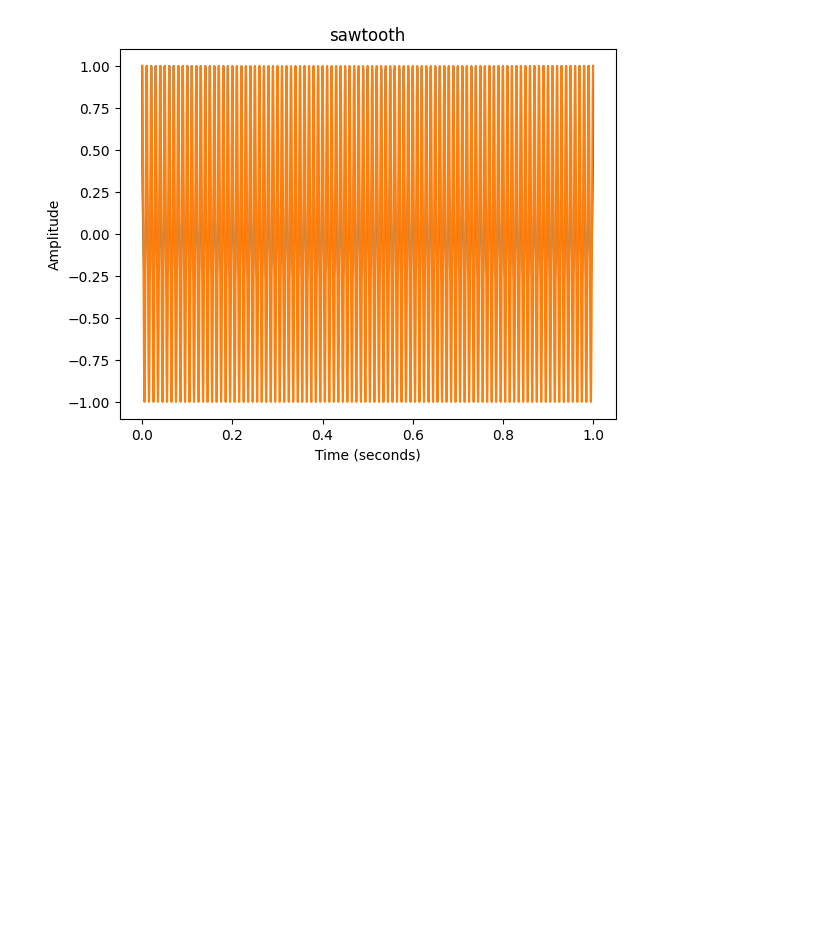
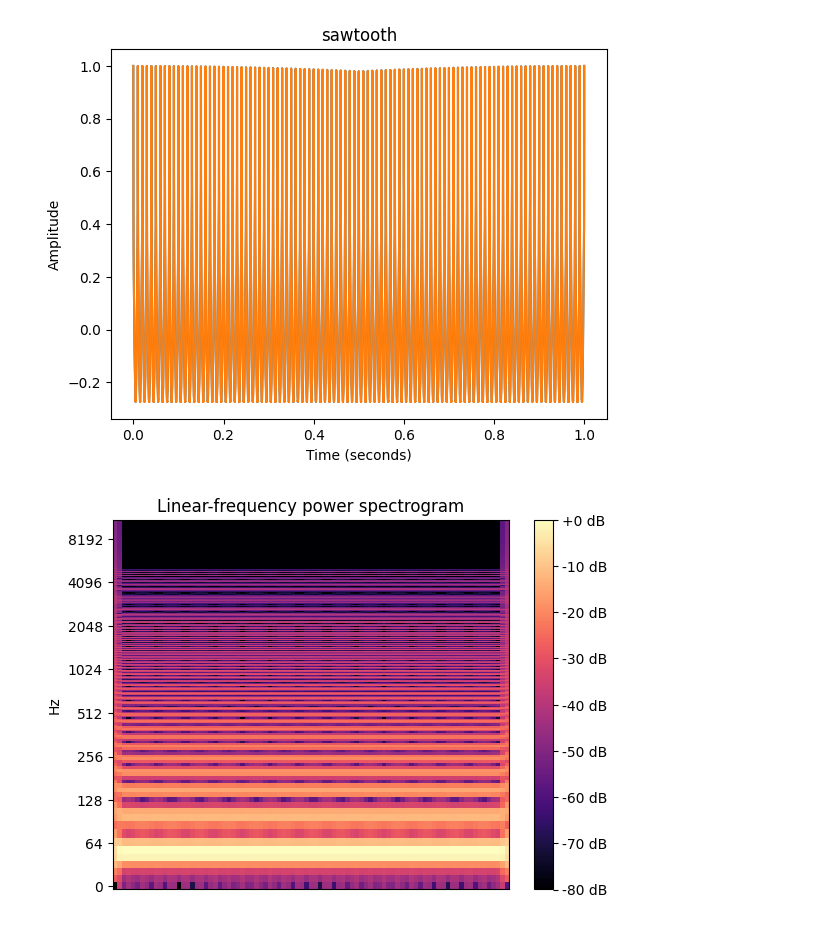
Before and after one commit to KhasonFacey/Music-Computing-, a Jupyter notebook: assignments/labAssignment4.ipynb, the cells around one changed output. Saved outputs shown, nothing was run; the diff lists cells and outputs as text; code cells hidden in the pictures; blank space fills up the shorter version.

```diff
--- a/assignments/labAssignment4.ipynb
+++ b/assignments/labAssignment4.ipynb
@@ -33,8 +33,7 @@ def plotAudio2(sig,sampleRate,title):
    plt.title(title)
    plt.show()
 # %%
-def plotAudioFreqDomain(sig,samplingRate,waveType,winSize,specType):
-
+def plotAudioFreqDomain(sig,samplingRate,numHarmonics,winSize,specType):
 
     # create a normalized spectrogram
     # this includes several function calls
@@ -43,7 +42,12 @@ def plotAudioFreqDomain(sig,samplingRate,waveType,winSize,specType):
     # then scale the spectogram to be in decibels, so it better reflects how we hear librosa.amplitude_to_db()
 
     # display the normalized spectrogram with a log frequency scale
-      spec = librosa.amplitude_to_db(np.abs(librosa.stft(sig)), ref=np.max)
+    spec = librosa.amplitude_to_db(np.abs(librosa.stft(sig)), ref=np.max)
+
+    librosa.display.specshow(spec, y_axis= specType)
+    plt.colorbar(format='%+2.0f dB')
+    plt.title('Linear-frequency power spectrogram')
+    plt.show()
 # %%
 def additiveSynthesis(samplingRate,frequency,numHarmonics,seqHarm,ampExponent):
 
@@ -71,7 +75,7 @@ def additiveSynthesis(samplingRate,frequency,numHarmonics,seqHarm,ampExponent):
     plt.title('Additive Synthesis')
     plt.plot
 
-    return sig
+    return signal
 # %%
 def makeWaveforms(frequency,samplingRate,numHarmonics,waveType):
     # use an if/elif/else statement to set up the parameters for
@@ -125,17 +136,18 @@ IPython.display.Audio(sig, rate=samplingRate)
 # %%
 frequency = 100
 samplingRate = 44100
 numHarmonics = 100
 waveType = 'sawtooth'
 winSize = 1024
 specType = 'log'
 
 #visualizeWaveforms()
-sig = visualizeWaveforms(frequency, samplingRate, numHarmonics, waveType)
+sig=visualizeWaveforms(frequency, samplingRate, numHarmonics, winSize, waveType)
 #IPython.display.Audio()
-IPython.display.Audio(data=sig, rate=samplingRate)
+IPython.display.Audio(sig,rate=samplingRate)
 # %% [output]
-[figure, old version]
+[figure, new version]
+[figure, added]
 [interactive output not drawn]
 # %%
 frequency = 100
```
Also changed, not shown: parts of 6 cells of this notebook.
